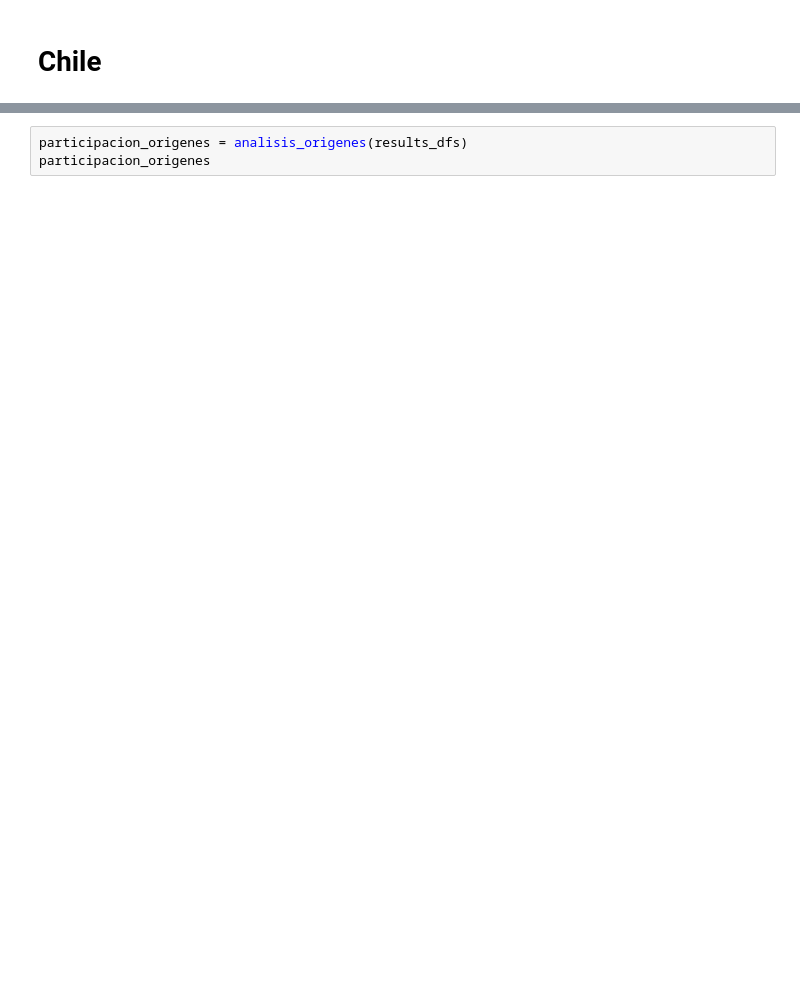
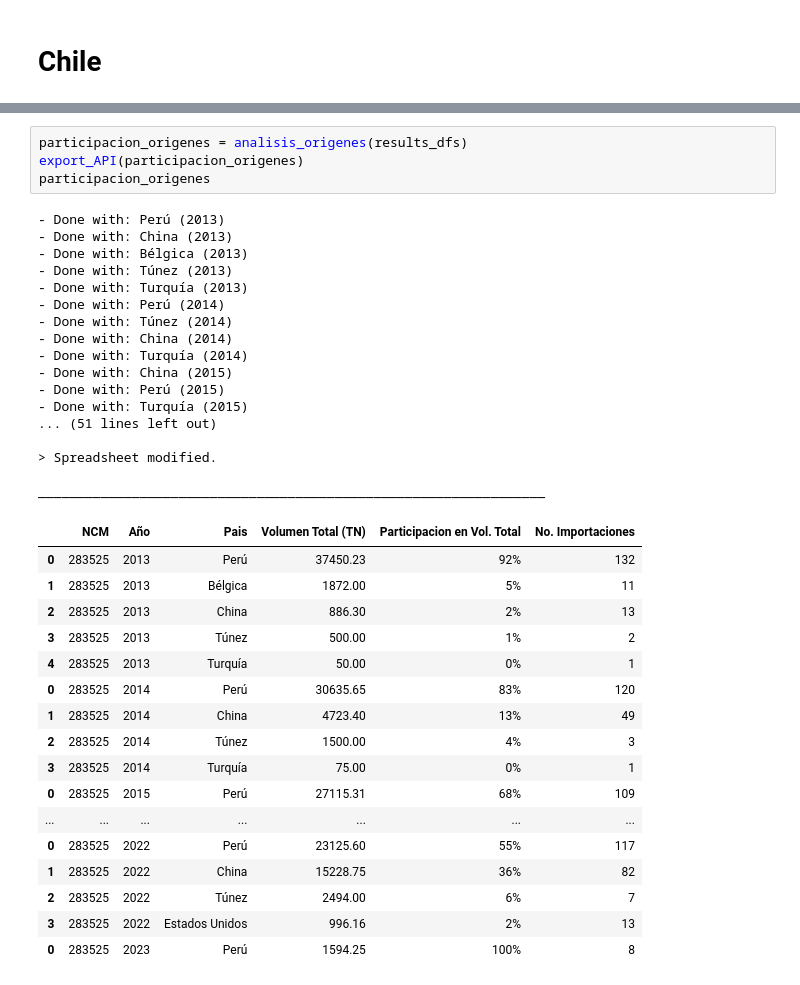
Before and after one commit to Felix-Hz/data-project, a Jupyter notebook: source/chile/main.ipynb, the cells around one changed output, grey strips where cells are left out. Drawn from its saved outputs; the diff is of its cells as text; blank space fills up the shorter version.

Commit message:
run export gspread chile

```diff
--- a/source/chile/main.ipynb
+++ b/source/chile/main.ipynb
@@ -88,6 +206,42 @@ top_importadores
 # %%
 participacion_origenes = analisis_origenes(results_dfs)
+export_API(participacion_origenes)
 participacion_origenes
+# %% [output]
+- Done with: Perú (2013)
+- Done with: China (2013)
+- Done with: Bélgica (2013)
+- Done with: Túnez (2013)
+- Done with: Turquía (2013)
+- Done with: Perú (2014)
+- Done with: Túnez (2014)
+- Done with: China (2014)
+- Done with: Turquía (2014)
+- Done with: China (2015)
+- Done with: Perú (2015)
+- Done with: Turquía (2015)
+... (51 lines left out)
+
+> Spreadsheet modified.
+
+_________________________________________________________________
+|  | NCM | Año | Pais | Volumen Total (TN) | Participacion en Vol. Total | No. Importaciones |
+| 0 | 283525 | 2013 | Perú | 37450.23 | 92% | 132 |
+| 1 | 283525 | 2013 | Bélgica | 1872.00 | 5% | 11 |
+| 2 | 283525 | 2013 | China | 886.30 | 2% | 13 |
+| 3 | 283525 | 2013 | Túnez | 500.00 | 1% | 2 |
+| 4 | 283525 | 2013 | Turquía | 50.00 | 0% | 1 |
+| 0 | 283525 | 2014 | Perú | 30635.65 | 83% | 120 |
+| 1 | 283525 | 2014 | China | 4723.40 | 13% | 49 |
+| 2 | 283525 | 2014 | Túnez | 1500.00 | 4% | 3 |
+| 3 | 283525 | 2014 | Turquía | 75.00 | 0% | 1 |
+| 0 | 283525 | 2015 | Perú | 27115.31 | 68% | 109 |
+| ... | ... | ... | ... | ... | ... | ... |
+| 0 | 283525 | 2022 | Perú | 23125.60 | 55% | 117 |
+| 1 | 283525 | 2022 | China | 15228.75 | 36% | 82 |
+| 2 | 283525 | 2022 | Túnez | 2494.00 | 6% | 7 |
+| 3 | 283525 | 2022 | Estados Unidos | 996.16 | 2% | 13 |
+| 0 | 283525 | 2023 | Perú | 1594.25 | 100% | 8 |
 # %%
 targets = ["ALIMENTOS AGROSUPER LTDA.", "AGRICOLA SUPER LIMITADA"]
 analisis_precios = price_analysis(results_dfs, targets)
```
Also changed, not shown: parts of 9 cells of this notebook.
